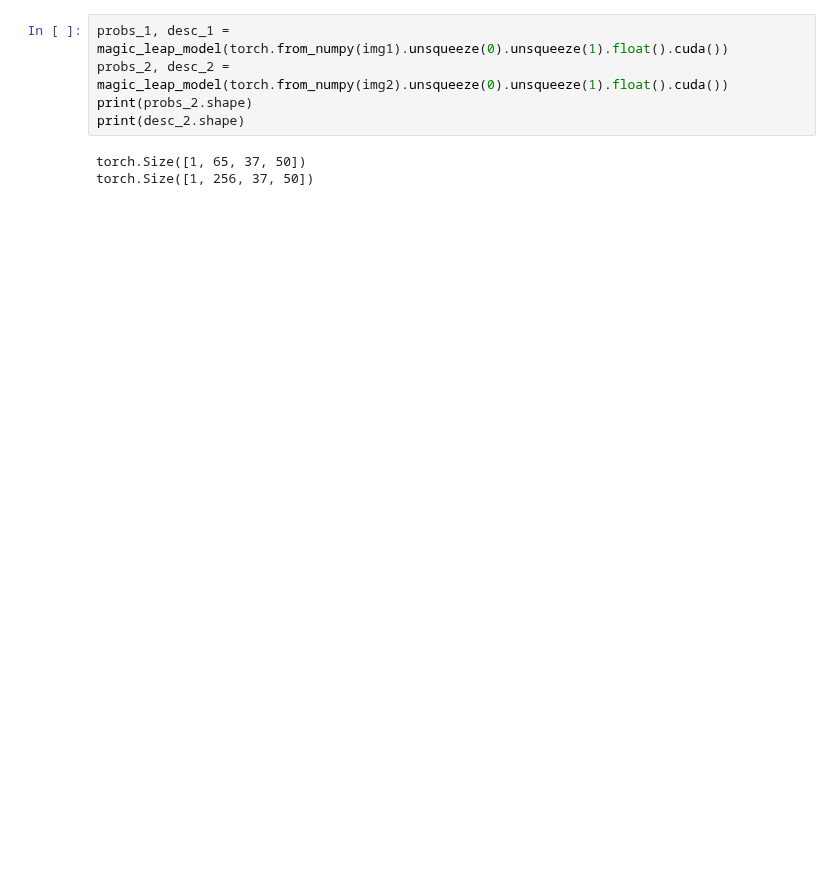
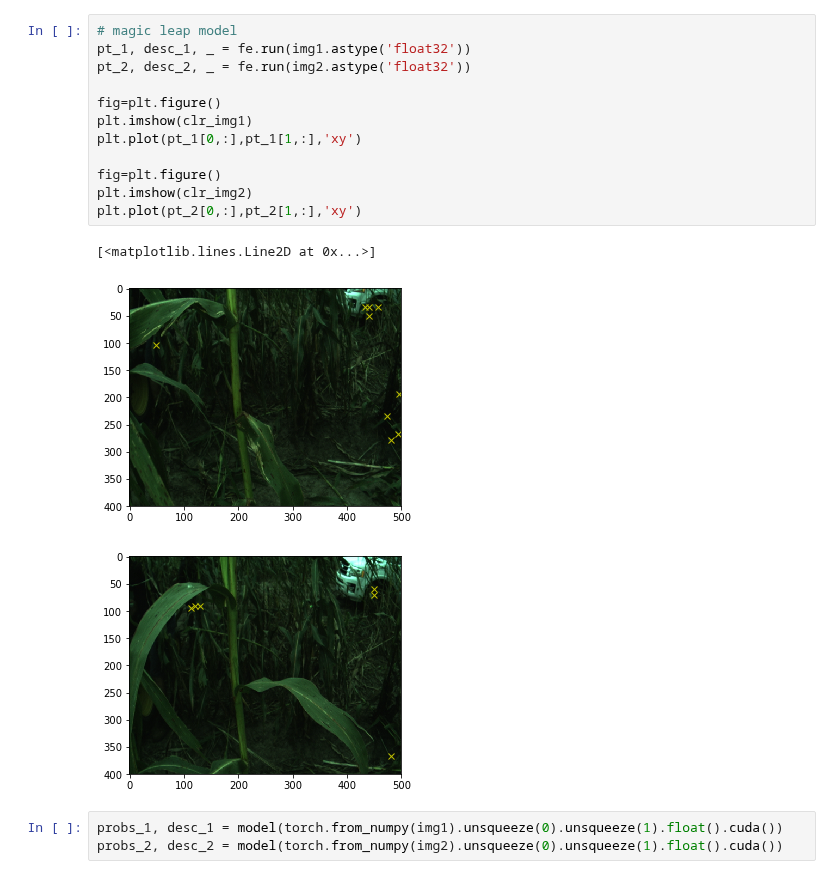
Before and after one commit to srini-cmu/specialized-superpoint, a Jupyter notebook: generate_matches.ipynb, the cells around one changed output. Drawn from its saved outputs; the diff is of its cells as text; blank space fills up the shorter version.

```diff
--- a/generate_matches.ipynb
+++ b/generate_matches.ipynb
@@ -40,9 +58,20 @@ img2 = np.array(img2)
+# %%
+# magic leap model
+pt_1, desc_1, _ = fe.run(img1.astype('float32'))
+pt_2, desc_2, _ = fe.run(img2.astype('float32'))
+
+fig=plt.figure()
+plt.imshow(clr_img1)
+plt.plot(pt_1[0,:],pt_1[1,:],'xy')
+
+fig=plt.figure()
+plt.imshow(clr_img2)
+plt.plot(pt_2[0,:],pt_2[1,:],'xy')
+# %% [output]
+[<matplotlib.lines.Line2D at 0x...>]
+[figure, added]
+[figure, added]
 # %%
-probs_1, desc_1 = magic_leap_model(torch.from_numpy(img1).unsqueeze(0).unsqueeze(1).float().cuda())
-probs_2, desc_2 = magic_leap_model(torch.from_numpy(img2).unsqueeze(0).unsqueeze(1).float().cuda())
-print(probs_2.shape)
-print(desc_2.shape)
+probs_1, desc_1 = model(torch.from_numpy(img1).unsqueeze(0).unsqueeze(1).float().cuda())
+probs_2, desc_2 = model(torch.from_numpy(img2).unsqueeze(0).unsqueeze(1).float().cuda())
-# %% [output]
-torch.Size([1, 65, 37, 50])
-torch.Size([1, 256, 37, 50])
 # %%
```
Also changed, not shown: parts of 4 cells of this notebook, 1 other file.
